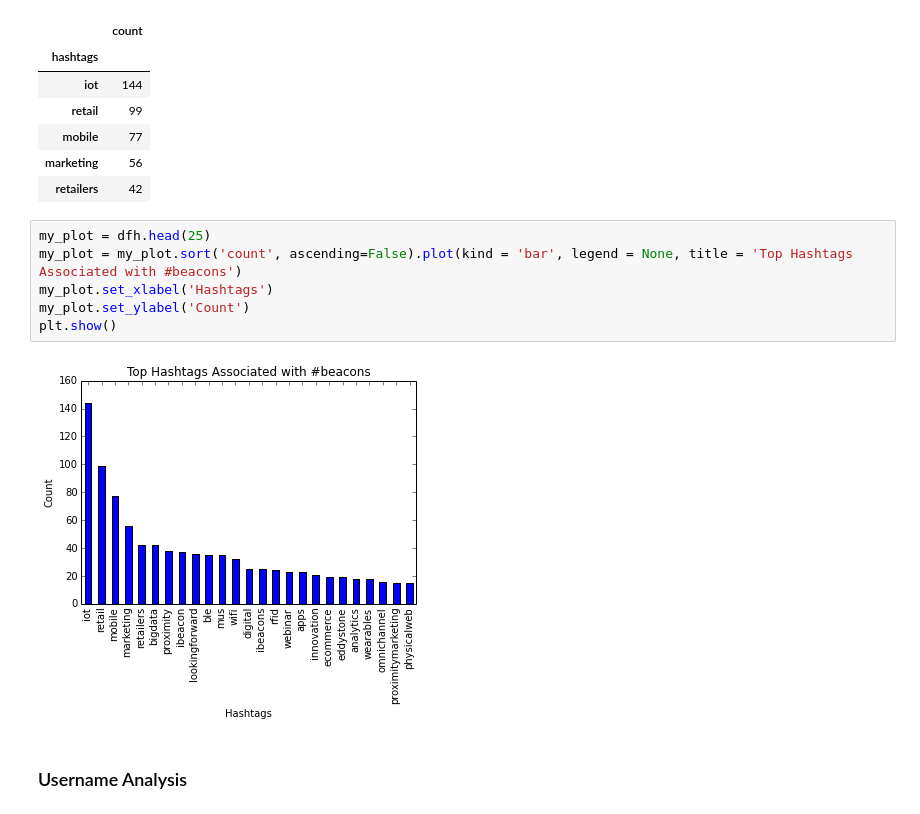
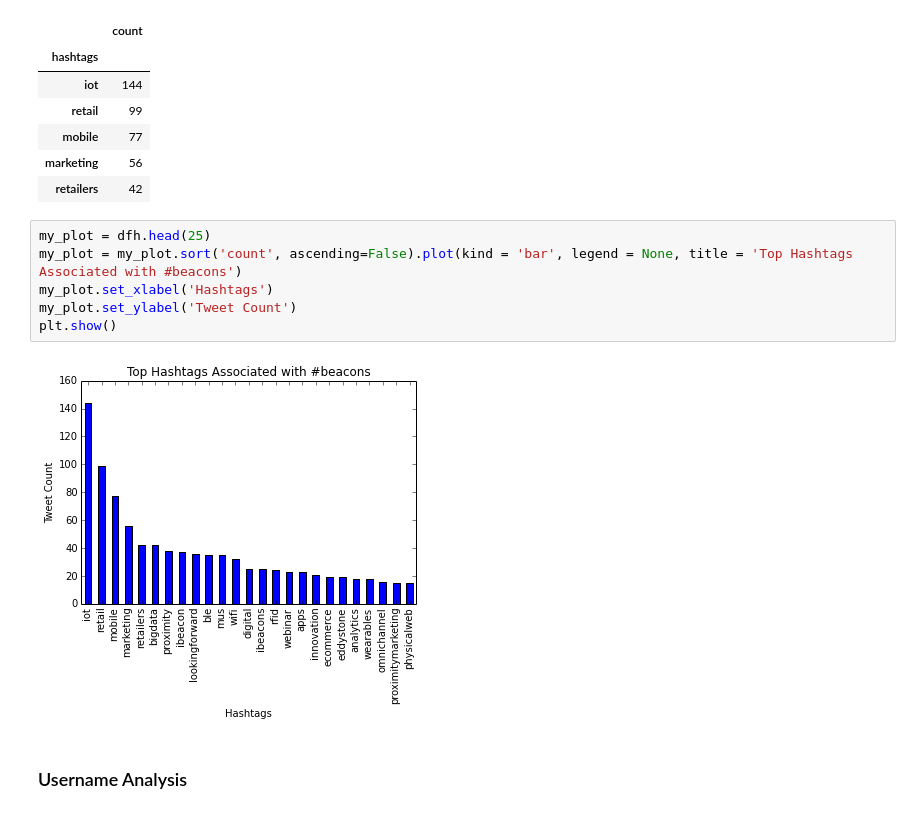
Before and after one commit to Sahanduiuc/twit_sentiment, a Jupyter notebook: tweet_and_sentiment_analysis_beacons.ipynb, the cells around one changed output. Saved outputs shown, nothing was run; the diff lists cells and outputs as text.

```diff
--- a/tweet_and_sentiment_analysis_beacons.ipynb
+++ b/tweet_and_sentiment_analysis_beacons.ipynb
@@ -134,11 +134,11 @@ dfh.head()
 # %%
 my_plot = dfh.head(25)
 my_plot = my_plot.sort('count', ascending=False).plot(kind = 'bar', legend = None, title = 'Top Hashtags Associated with #beacons')
 my_plot.set_xlabel('Hashtags')
-my_plot.set_ylabel('Count')
+my_plot.set_ylabel('Tweet Count')
 plt.show()
 # %% [output]
-[figure, old version]
+[figure, new version]
 # %% [markdown]
 ### Username Analysis
 # %%
```
Also changed, not shown: parts of 1 cell of this notebook, 2 other files.
